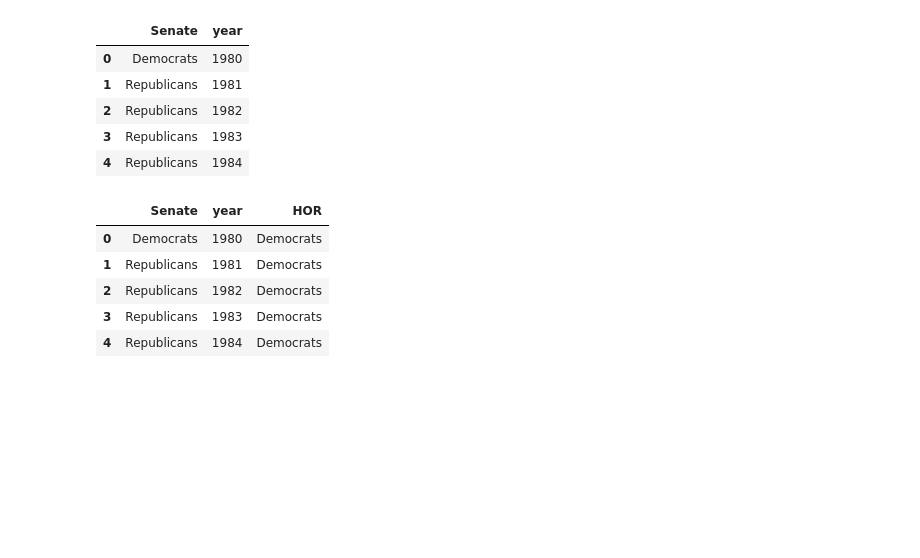
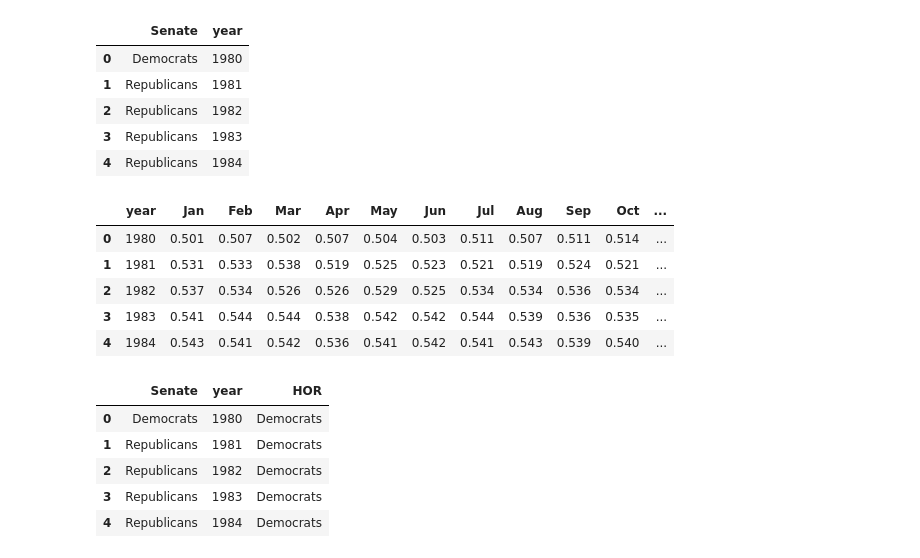
Before and after one commit to tjzientek/Data_Analytics_Final_Project, a Jupyter notebook: Combine_csv.ipynb, the cells around one changed output. Saved outputs shown, nothing was run; the diff lists cells and outputs as text; code cells hidden in the pictures; blank space fills up the shorter version.

```diff
--- a/Combine_csv.ipynb
+++ b/Combine_csv.ipynb
@@ -50,6 +50,16 @@ dfSenate.head()
 | 2 | Republicans | 1982 |
 | 3 | Republicans | 1983 |
 | 4 | Republicans | 1984 |
+# %%
+dfBread = pd.read_csv('Bread_prices.csv')
+dfBread.head()
+# %% [output]
+|  | year | Jan | Feb | Mar | Apr | May | Jun | Jul | Aug | Sep | Oct | ... |
+| 0 | 1980 | 0.501 | 0.507 | 0.502 | 0.507 | 0.504 | 0.503 | 0.511 | 0.507 | 0.511 | 0.514 | ... |
+| 1 | 1981 | 0.531 | 0.533 | 0.538 | 0.519 | 0.525 | 0.523 | 0.521 | 0.519 | 0.524 | 0.521 | ... |
+| 2 | 1982 | 0.537 | 0.534 | 0.526 | 0.526 | 0.529 | 0.525 | 0.534 | 0.534 | 0.536 | 0.534 | ... |
+| 3 | 1983 | 0.541 | 0.544 | 0.544 | 0.538 | 0.542 | 0.542 | 0.544 | 0.539 | 0.536 | 0.535 | ... |
+| 4 | 1984 | 0.543 | 0.541 | 0.542 | 0.536 | 0.541 | 0.542 | 0.541 | 0.543 | 0.539 | 0.540 | ... |
 # %%
 Comb1 = pd.merge(left=dfSenate, right=dfHOR, how='outer')
 Comb1.head()
```
Also changed, not shown: parts of 2 cells of this notebook, 8 other files.
